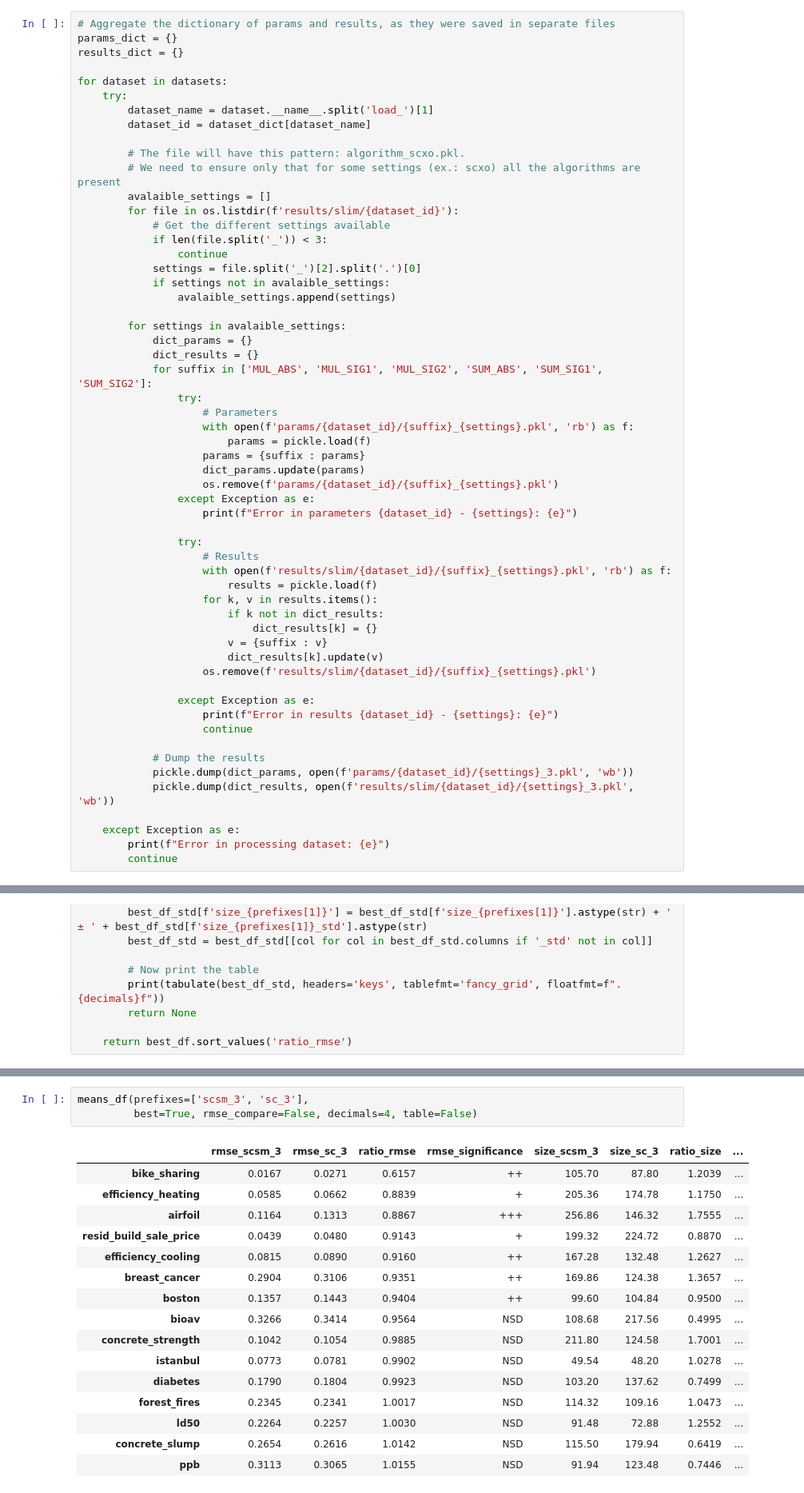
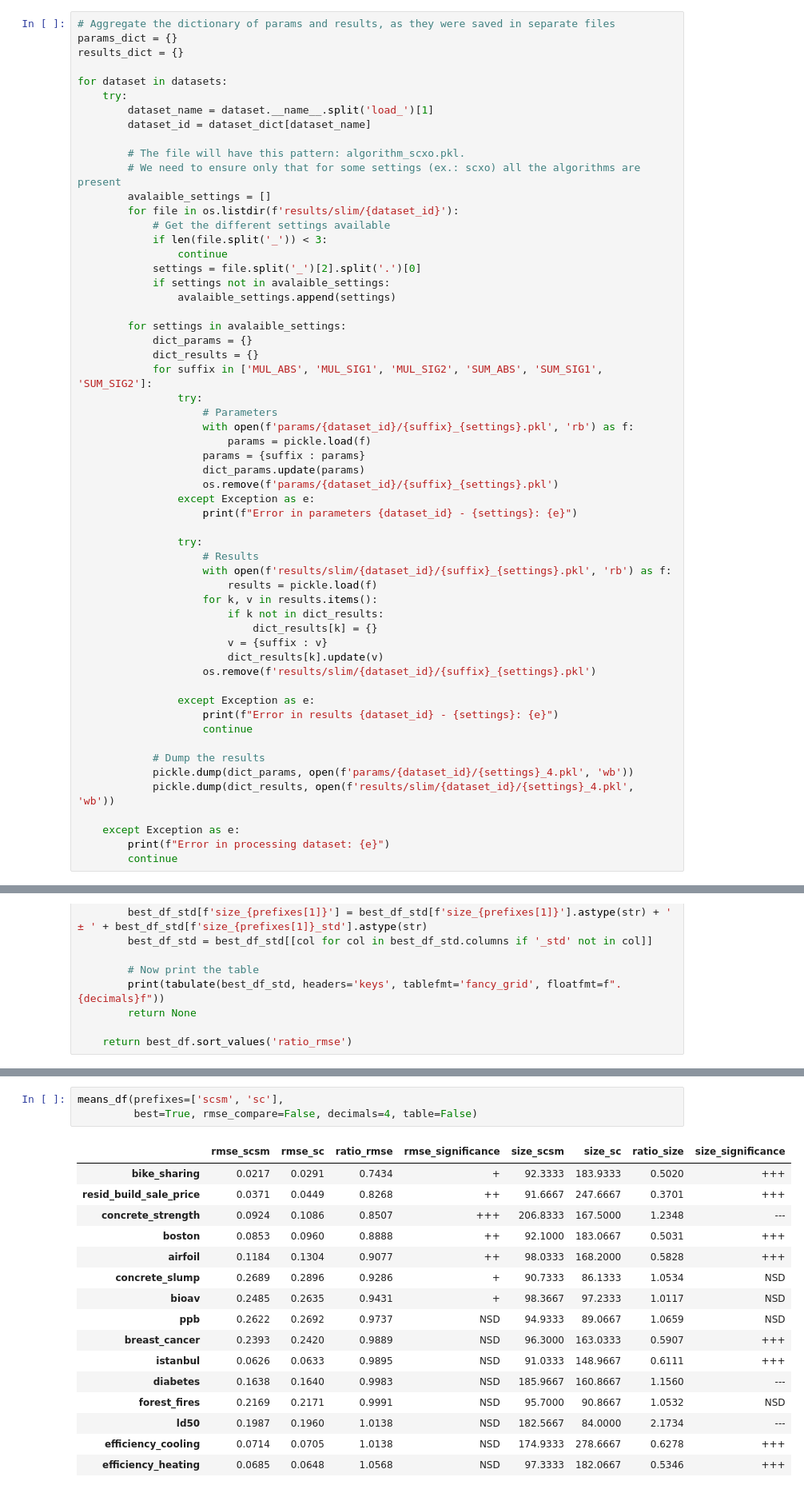
Before and after one commit to amarmate/SLIM-TEST-LITE, a Jupyter notebook: results.ipynb, the cells around one changed output, grey strips where cells are left out. Shown at 80% size. Cells and saved outputs as stored; diff of their text form.

```diff
--- a/results.ipynb
+++ b/results.ipynb
@@ -90,8 +90,8 @@ for dataset in datasets:
                     continue
 
             # Dump the results
-            pickle.dump(dict_params, open(f'params/{dataset_id}/{settings}_3.pkl', 'wb'))
-            pickle.dump(dict_results, open(f'results/slim/{dataset_id}/{settings}_3.pkl', 'wb'))
+            pickle.dump(dict_params, open(f'params/{dataset_id}/{settings}_4.pkl', 'wb'))
+            pickle.dump(dict_results, open(f'results/slim/{dataset_id}/{settings}_4.pkl', 'wb'))
 
     except Exception as e:
         print(f"Error in processing dataset: {e}")
@@ -335,23 +338,23 @@ def _means_df_best(df_rmse,
 # %%
-means_df(prefixes=['scsm_3', 'sc_3'],
+means_df(prefixes=['scsm', 'sc'],
          best=True, rmse_compare=False, decimals=4, table=False)
 # %% [output]
-|  | rmse_scsm_3 | rmse_sc_3 | ratio_rmse | rmse_significance | size_scsm_3 | size_sc_3 | ratio_size | ... |
-| bike_sharing | 0.0167 | 0.0271 | 0.6157 | ++ | 105.70 | 87.80 | 1.2039 | ... |
-| efficiency_heating | 0.0585 | 0.0662 | 0.8839 | + | 205.36 | 174.78 | 1.1750 | ... |
-| airfoil | 0.1164 | 0.1313 | 0.8867 | +++ | 256.86 | 146.32 | 1.7555 | ... |
-| resid_build_sale_price | 0.0439 | 0.0480 | 0.9143 | + | 199.32 | 224.72 | 0.8870 | ... |
-| efficiency_cooling | 0.0815 | 0.0890 | 0.9160 | ++ | 167.28 | 132.48 | 1.2627 | ... |
-| breast_cancer | 0.2904 | 0.3106 | 0.9351 | ++ | 169.86 | 124.38 | 1.3657 | ... |
-| boston | 0.1357 | 0.1443 | 0.9404 | ++ | 99.60 | 104.84 | 0.9500 | ... |
-| bioav | 0.3266 | 0.3414 | 0.9564 | NSD | 108.68 | 217.56 | 0.4995 | ... |
-| concrete_strength | 0.1042 | 0.1054 | 0.9885 | NSD | 211.80 | 124.58 | 1.7001 | ... |
-| istanbul | 0.0773 | 0.0781 | 0.9902 | NSD | 49.54 | 48.20 | 1.0278 | ... |
-| diabetes | 0.1790 | 0.1804 | 0.9923 | NSD | 103.20 | 137.62 | 0.7499 | ... |
-| forest_fires | 0.2345 | 0.2341 | 1.0017 | NSD | 114.32 | 109.16 | 1.0473 | ... |
-| ld50 | 0.2264 | 0.2257 | 1.0030 | NSD | 91.48 | 72.88 | 1.2552 | ... |
-| concrete_slump | 0.2654 | 0.2616 | 1.0142 | NSD | 115.50 | 179.94 | 0.6419 | ... |
-| ppb | 0.3113 | 0.3065 | 1.0155 | NSD | 91.94 | 123.48 | 0.7446 | ... |
+|  | rmse_scsm | rmse_sc | ratio_rmse | rmse_significance | size_scsm | size_sc | ratio_size | size_significance |
+| bike_sharing | 0.0217 | 0.0291 | 0.7434 | + | 92.3333 | 183.9333 | 0.5020 | +++ |
+| resid_build_sale_price | 0.0371 | 0.0449 | 0.8268 | ++ | 91.6667 | 247.6667 | 0.3701 | +++ |
+| concrete_strength | 0.0924 | 0.1086 | 0.8507 | +++ | 206.8333 | 167.5000 | 1.2348 | --- |
+| boston | 0.0853 | 0.0960 | 0.8888 | ++ | 92.1000 | 183.0667 | 0.5031 | +++ |
+| airfoil | 0.1184 | 0.1304 | 0.9077 | ++ | 98.0333 | 168.2000 | 0.5828 | +++ |
+| concrete_slump | 0.2689 | 0.2896 | 0.9286 | + | 90.7333 | 86.1333 | 1.0534 | NSD |
+| bioav | 0.2485 | 0.2635 | 0.9431 | + | 98.3667 | 97.2333 | 1.0117 | NSD |
+| ppb | 0.2622 | 0.2692 | 0.9737 | NSD | 94.9333 | 89.0667 | 1.0659 | NSD |
+| breast_cancer | 0.2393 | 0.2420 | 0.9889 | NSD | 96.3000 | 163.0333 | 0.5907 | +++ |
+| istanbul | 0.0626 | 0.0633 | 0.9895 | NSD | 91.0333 | 148.9667 | 0.6111 | +++ |
+| diabetes | 0.1638 | 0.1640 | 0.9983 | NSD | 185.9667 | 160.8667 | 1.1560 | --- |
+| forest_fires | 0.2169 | 0.2171 | 0.9991 | NSD | 95.7000 | 90.8667 | 1.0532 | NSD |
+| ld50 | 0.1987 | 0.1960 | 1.0138 | NSD | 182.5667 | 84.0000 | 2.1734 | --- |
+| efficiency_cooling | 0.0714 | 0.0705 | 1.0138 | NSD | 174.9333 | 278.6667 | 0.6278 | +++ |
+| efficiency_heating | 0.0685 | 0.0648 | 1.0568 | NSD | 97.3333 | 182.0667 | 0.5346 | +++ |
 # %%
 means_df(prefixes=['scsm_3', 'sc_3'],
          best=False, rmse_compare=False, decimals=4, table=False)
```
Also changed, not shown: parts of 4 cells of this notebook, 2 other files.
